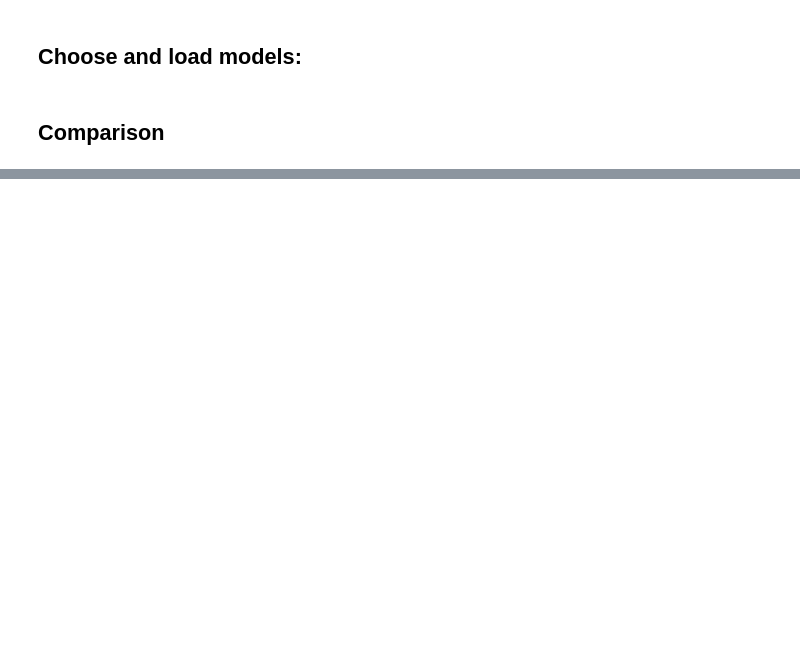
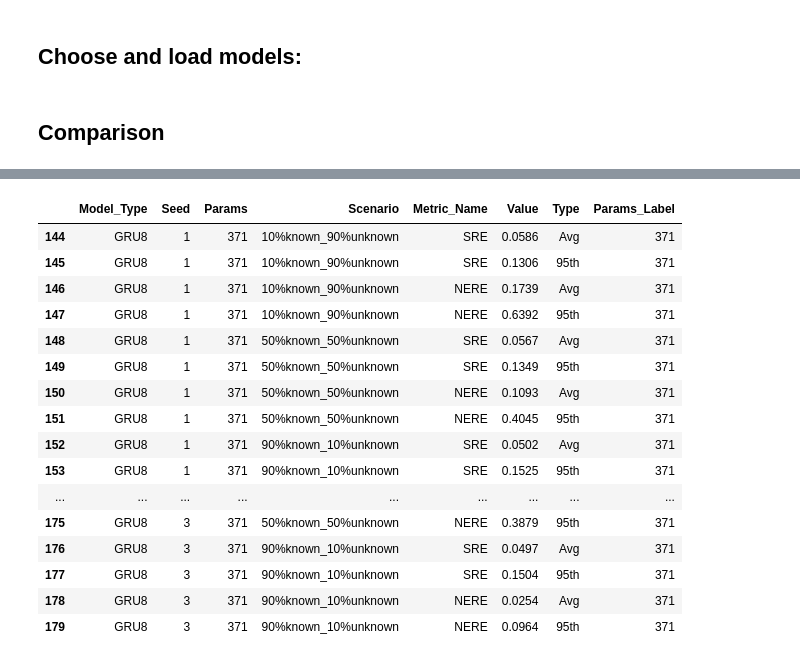
Before and after one commit to upb-lea/RHINO-MAG, a Jupyter notebook: dev/evaluation/os-pareto_invest_new_mat_higher_res_no_htrafo.ipynb, the cells around one changed output, grey strips where cells are left out. Saved outputs shown, nothing was run; the diff lists cells and outputs as text; code cells hidden in the pictures; blank space fills up the shorter version.

```diff
--- a/dev/evaluation/os-pareto_invest_new_mat_higher_res_no_htrafo.ipynb
+++ b/dev/evaluation/os-pareto_invest_new_mat_higher_res_no_htrafo.ipynb
@@ -182,0 +207,20 @@ all_result_all_mats=loaded_all_result_all_mats
+# %%
+all_result_all_mats["B"][all_result_all_mats["E"]["Model_Type"]=="GRU8"]
+# %% [output]
+|  | Model_Type | Seed | Params | Scenario | Metric_Name | Value | Type | Params_Label |
+| 144 | GRU8 | 1 | 371 | 10%known_90%unknown | SRE | 0.0586 | Avg | 371 |
+| 145 | GRU8 | 1 | 371 | 10%known_90%unknown | SRE | 0.1306 | 95th | 371 |
+| 146 | GRU8 | 1 | 371 | 10%known_90%unknown | NERE | 0.1739 | Avg | 371 |
+| 147 | GRU8 | 1 | 371 | 10%known_90%unknown | NERE | 0.6392 | 95th | 371 |
+| 148 | GRU8 | 1 | 371 | 50%known_50%unknown | SRE | 0.0567 | Avg | 371 |
+| 149 | GRU8 | 1 | 371 | 50%known_50%unknown | SRE | 0.1349 | 95th | 371 |
+| 150 | GRU8 | 1 | 371 | 50%known_50%unknown | NERE | 0.1093 | Avg | 371 |
+| 151 | GRU8 | 1 | 371 | 50%known_50%unknown | NERE | 0.4045 | 95th | 371 |
+| 152 | GRU8 | 1 | 371 | 90%known_10%unknown | SRE | 0.0502 | Avg | 371 |
+| 153 | GRU8 | 1 | 371 | 90%known_10%unknown | SRE | 0.1525 | 95th | 371 |
+| ... | ... | ... | ... | ... | ... | ... | ... | ... |
+| 175 | GRU8 | 3 | 371 | 50%known_50%unknown | NERE | 0.3879 | 95th | 371 |
+| 176 | GRU8 | 3 | 371 | 90%known_10%unknown | SRE | 0.0497 | Avg | 371 |
+| 177 | GRU8 | 3 | 371 | 90%known_10%unknown | SRE | 0.1504 | 95th | 371 |
+| 178 | GRU8 | 3 | 371 | 90%known_10%unknown | NERE | 0.0254 | Avg | 371 |
+| 179 | GRU8 | 3 | 371 | 90%known_10%unknown | NERE | 0.0964 | 95th | 371 |
```
Also changed, not shown: parts of 6 cells of this notebook, 1 other file.
